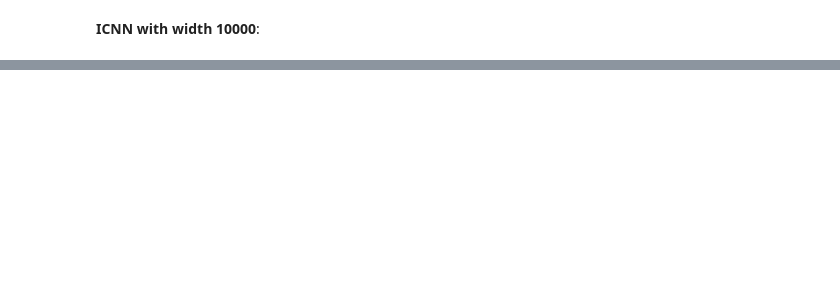
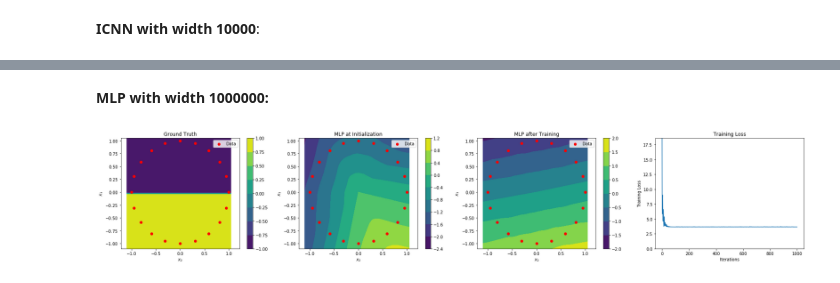
Before and after one commit to mdnls/icnn-numerical-experiments, a Jupyter notebook: Visualizing ICNNs in 2D.ipynb, the cells around one changed output, grey strips where cells are left out. Cells and saved outputs as stored; diff of their text form; code cells hidden in the pictures; blank space fills up the shorter version.

Commit message:
Add larger width to cliff data

```diff
--- a/Visualizing ICNNs in 2D.ipynb
+++ b/Visualizing ICNNs in 2D.ipynb
@@ -278,0 +284,13 @@ df
+# %% [markdown]
+**MLP with width 1000000:**
+# %%
+x, true_y, net_y = net_heatmap_comparison(net_arch="mlp",
+                                          width=1000000,
+                                          data_func=DataFunc().cliff,
+                                          n_points=20,
+                                          sampling_method="regular")
+
+df = pd.DataFrame(np.concatenate((true_y, net_y), axis=-1).T, index=["True y", "Output y"])
+df
+# %% [output]
+[figure, added]
```
Also changed, not shown: parts of 6 cells of this notebook.
